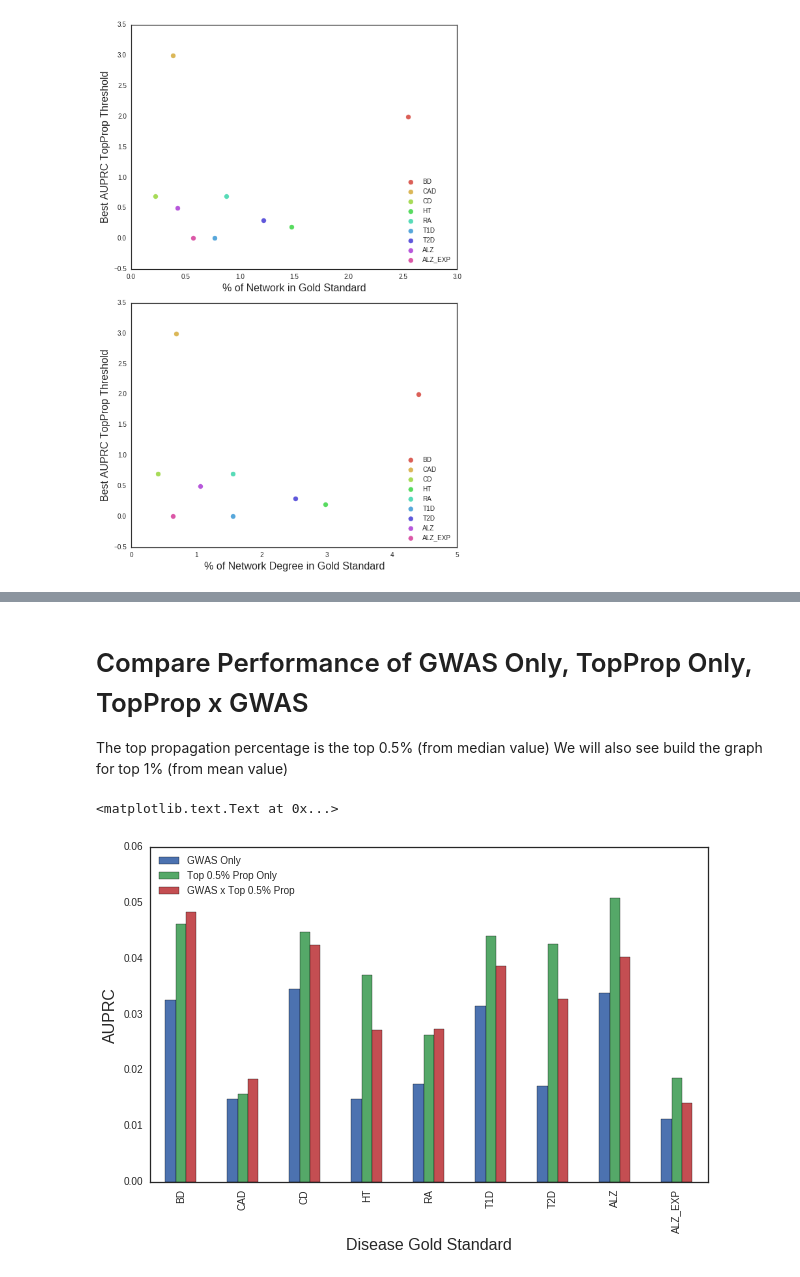
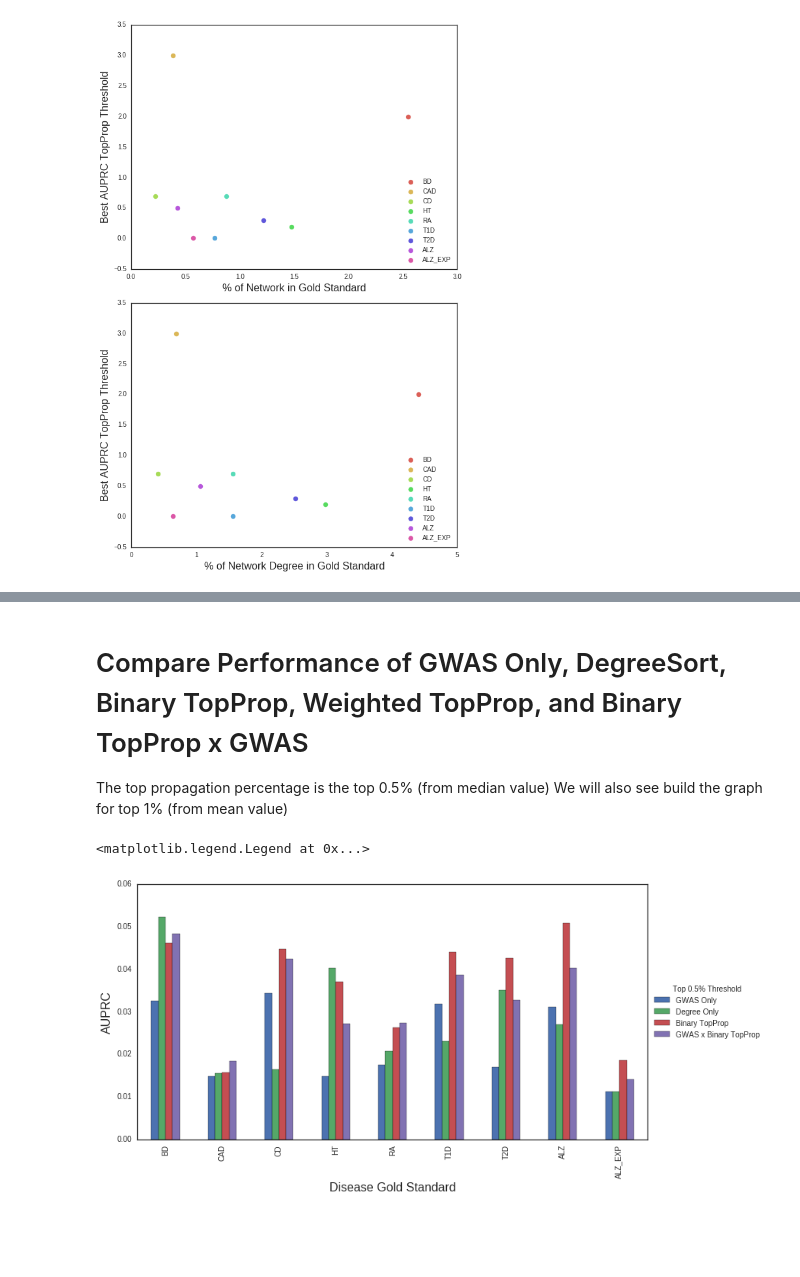
Before and after one commit to decarlin/Network_Boosted_GWAS, a Jupyter notebook: Notebooks/*Evaluation of Propagation Results.ipynb, the cells around one changed output, grey strips where cells are left out. Saved outputs shown, nothing was run; the diff lists cells and outputs as text; code cells hidden in the pictures; blank space fills up the shorter version.

Commit message:
Refactored modules and added example in Notebooks/ for Lithium example. Performed more benchmarking analysis on network methods as well

```diff
--- a/Notebooks/*Evaluation of Propagation Results.ipynb
+++ b/Notebooks/*Evaluation of Propagation Results.ipynb
@@ -489,0 +494,6 @@ plt.tight_layout()
+# %%
+wd = '/cellar/users/jkhuang/Data/Projects/Network_GWAS/Results/min_p_10kb_prop_results/'
+gold_stds = sorted(WTCCC_gold_standards.keys()) + sorted(ALZ_gold_standards.keys())
+# %%
+# Establish maximum value of transformed p-values to propagate
+max_weights = [100, 75, 50, 25, 20]+list(range(15,5,-1))
@@ -490,4 +555,4 @@ plt.tight_layout()
 # %% [markdown]
-# Compare Performance of GWAS Only, TopProp Only, TopProp x GWAS
+# Compare Performance of GWAS Only, DegreeSort, Binary TopProp, Weighted TopProp, and Binary TopProp x GWAS
 The top propagation percentage is the top 0.5% (from median value)
 We will also see build the graph for top 1% (from mean value)
@@ -554,5 +559,7 @@ prop_result_AUPRCs_table = pd.DataFrame(prop_result_AUPRCs, columns=['Disease GS
+# %%
+network_degree.name = 'Degree'
 # %%
-prop_method_labels = ['GWAS Only', 'Top 0.5% Prop Only', 'GWAS x Top 0.5% Prop']
+prop_method_labels = ['GWAS Only', 'Degree Only', 'Binary TopProp', 'GWAS x Binary TopProp']
 n_gold_standard_genes = []
 disease_AUPRCs = []
 for disease in diseases:
@@ -561,42 +568,50 @@ for disease in diseases:
         consort = 'IGAP'
     else:
         fn_disease = disease
         consort = 'WTCCC'
-    # Load 3 propagation result tables
-    SNP2gene_dir = '/cellar/users/jkhuang/Data/nosnap/Projects/NBGWAS/snp2gene/'
-    SNP2gene_results = pd.read_csv(SNP2gene_dir+'_'.join([fn_disease, consort, 'min_p', window+'.csv']), sep='\t', index_col=0)
-    fn = fn_disease+' Top 0.5%_prop_results.csv'
-    TopProp_results = pd.read_csv(wd+fn, sep='\t', index_col=0)
-    gold_standard_genes = all_gold_standards[disease]
-
     # Get gold standard AUPRCs
     gold_standard_genes = all_gold_standards[disease]
 
     # Get recovery of gold standard genes from GWAS alone
+    SNP2gene_dir = '/cellar/users/jkhuang/Data/nosnap/Projects/NBGWAS/snp2gene/'
+    SNP2gene_results = pd.read_csv(SNP2gene_dir+'_'.join([fn_disease, consort, 'min_p', window+'.csv']), sep='\t', index_col=0)
     gwas_gs_genes = set(gold_standard_genes).intersection(set(SNP2gene_results.index))
-    GWAS_only = SNP2gene_results['TopSNP P-Value'].sort_values()
+    # Sort p-value results by GWAS P-Value, and tiebreaker is gene distance to SNP (regardless of SNP)
+    SNP2gene_results['SNP Distance'] = abs(SNP2gene_results['TopSNP Pos']-SNP2gene_results['Gene Start'])
+    GWAS_only = SNP2gene_results.sort_values(by=['TopSNP P-Value', 'SNP Distance'])['TopSNP P-Value'].sort_values()
     precision, recall, AUPRC = PRC(GWAS_only, gwas_gs_genes)
     AUPRCs = [AUPRC]
 
-    # Get recovery of gold standard genes from network GWAS methods
+    # Load/Get network propagated results
+    fn = fn_disease+' Top 0.5%_prop_results.csv'
+    TopProp_results = pd.read_csv(wd+fn, sep='\t', index_col=0)
+    gold_standard_genes = all_gold_standards[disease]
     network_gs_genes = set(gold_standard_genes).intersection(set(TopProp_results.index))
     n_gold_standard_genes.append([len(gwas_gs_genes), len(network_gs_genes)])
 
+    # Get recovery of gold standard genes sorting by network degree first
+    TopProp_degree = pd.concat([TopProp_results, network_degree], axis=1)
+    TopProp_degree_sorted = TopProp_degree[~TopProp_degree['Degree'].isnull()].sort_values(by=['Degree', 'GWAS P-Value'], ascending=[False, True])['Degree']
+    precision, recall, AUPRC = PRC(TopProp_degree_sorted, network_gs_genes)
+    AUPRCs.append(AUPRC)
+
+    # Get recovery of gold standard genes from network GWAS methods
     TopProp_only = TopProp_results.sort_values(by=['Prop Rank', 'GWAS P-Value'])['Prop Rank']
     precision, recall, AUPRC = PRC(TopProp_only, network_gs_genes)
     AUPRCs.append(AUPRC)
 
     TopProp_x_GWAS = TopProp_results.sort_values(by=['Adjusted Rank', 'GWAS P-Value'])['Adjusted Rank']
     precision, recall, AUPRC = PRC(TopProp_x_GWAS, network_gs_genes)
     AUPRCs.append(AUPRC)
 
     disease_AUPRCs.append(AUPRCs)
 
 n_gold_standard_genes_table = pd.DataFrame(n_gold_standard_genes, index=diseases, columns=['GWAS GS Genes', 'Network GS Genes'])
 disease_AUPRC_table = pd.DataFrame(disease_AUPRCs, index=diseases, columns=prop_method_labels)
-disease_AUPRC_table.plot.bar(**{'figsize':(10,6)})
+disease_AUPRC_table.plot.bar(**{'figsize':(12,6)})
 plt.xlabel('Disease Gold Standard', fontsize=16)
 plt.ylabel('AUPRC', fontsize=16)
+plt.legend(loc='center left', bbox_to_anchor=(1,0.5), title="Top 0.5% Threshold")
 # %% [output]
-<matplotlib.text.Text at 0x...>
+<matplotlib.legend.Legend at 0x...>
-[figure, old version]
+[figure, new version]
```
Also changed, not shown: parts of 20 cells of this notebook, 7 other files.
